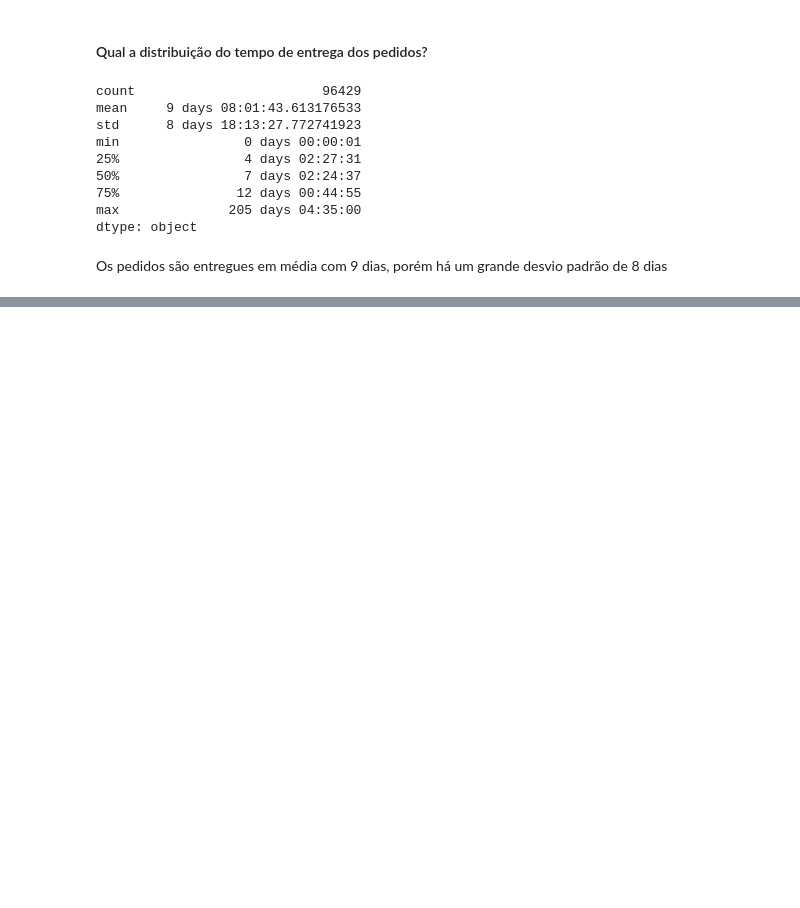
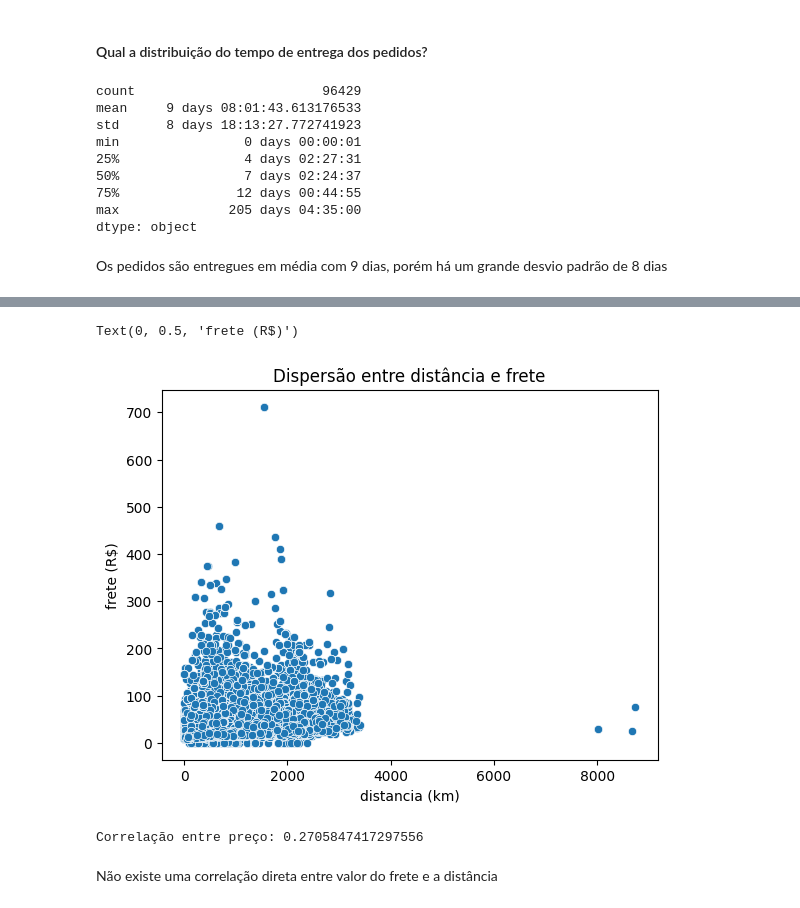
Before and after one commit to marcello10/triggo-ai-olist, a Jupyter notebook: analyses-olist.ipynb, the cells around one changed output, grey strips where cells are left out. Saved outputs shown, nothing was run; the diff lists cells and outputs as text; code cells hidden in the pictures; blank space fills up the shorter version.

Commit message:
Correlation between freight and distance

```diff
--- a/analyses-olist.ipynb
+++ b/analyses-olist.ipynb
@@ -817,0 +934,18 @@ Text(0, 0.5, 'quantidade de dias')
+# %%
+df_order_customer_seller_id = pd.merge(df_order_customer_seller_id,df_geolocation_cep,
+        left_on='customer_zip_code_prefix',
+        right_on = 'geolocation_zip_code_prefix',
+        how='inner').drop(['geolocation_zip_code_prefix'],axis=1).rename(
+                columns={'geolocation_lat':'customer_lat',
+                         'geolocation_lng':'customer_long'}
+        )
+df_order_customer_seller_id = pd.merge(df_order_customer_seller_id,df_geolocation_cep,
+                        left_on='seller_zip_code_prefix',
+                        right_on='geolocation_zip_code_prefix',
+                        how='inner').drop(
+                        ['geolocation_zip_code_prefix'],axis=1
+                        ).rename(
+                                columns={'geolocation_lat':'seller_lat',
+                                        'geolocation_lng':'seller_long'}
+                                )
+df_order_customer_seller_id
@@ -817,0 +973,8 @@ Text(0, 0.5, 'quantidade de dias')
+# %%
+def calculate_distance_row(row):
+    distance = calculate_distance_earth(*row[['customer_lat','customer_long',
+                                    'seller_lat','seller_long']].to_numpy())
+    return distance
+# %%
+df_order_customer_seller_id['distance'] = df_order_customer_seller_id.apply(calculate_distance_row,axis=1)
+df_order_customer_seller_id.iloc[80]['distance']
@@ -817,0 +999,3 @@ Text(0, 0.5, 'quantidade de dias')
+# %%
+df_freight_distance =  pd.merge(df_order_customer_seller_id,
+                                freight_order,on='order_id')
@@ -817,0 +1034,14 @@ Text(0, 0.5, 'quantidade de dias')
+# %%
+sns.scatterplot(data=df_freight_distance,x='distance',y='freight_value')
+plt.title('Dispersão entre distância e frete')
+plt.xlabel('distancia (km)')
+plt.ylabel('frete (R$)')
+# %% [output]
+Text(0, 0.5, 'frete (R$)')
+[figure, added]
+# %%
+print(f"Correlação entre preço: {corr_freight_distance}")
+# %% [output]
+Correlação entre preço: 0.2705847417297556
+# %% [markdown]
+Não existe uma correlação direta entre valor do frete e  a distância
```
Also changed, not shown: parts of 27 cells of this notebook.
